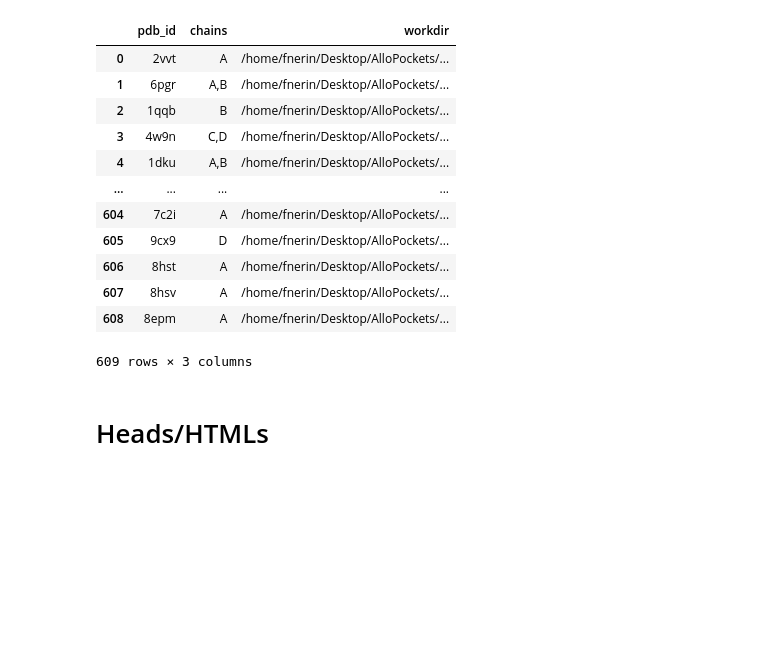
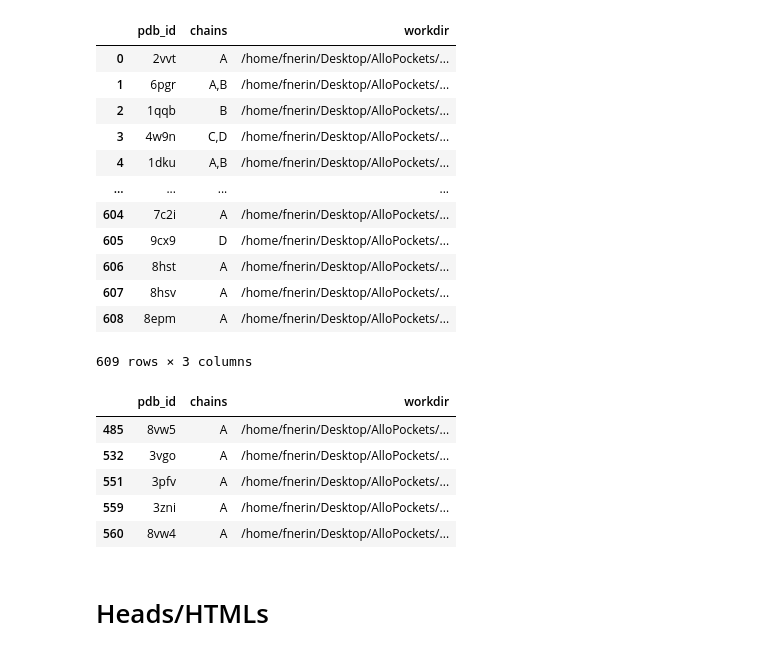
Before and after one commit to frannerin/AlloPockets, a Jupyter notebook: gradio/gradio.ipynb, the cells around one changed output. Saved outputs shown, nothing was run; the diff lists cells and outputs as text; code cells hidden in the pictures; blank space fills up the shorter version.

```diff
--- a/gradio/gradio.ipynb
+++ b/gradio/gradio.ipynb
@@ -184,6 +194,15 @@ pd.DataFrame(list(Local.select().dicts()))
 | 607 | 8hsv | A | /home/fnerin/Desktop/AlloPockets/... |
 | 608 | 8epm | A | /home/fnerin/Desktop/AlloPockets/... |
 609 rows × 3 columns
+# %%
+pd.DataFrame(list(Local.select().dicts())).query("pdb_id in ['8vw4', '8vw5', '3vgo', '3pfv', '3zni']")
+# %% [output]
+|  | pdb_id | chains | workdir |
+| 485 | 8vw5 | A | /home/fnerin/Desktop/AlloPockets/... |
+| 532 | 3vgo | A | /home/fnerin/Desktop/AlloPockets/... |
+| 551 | 3pfv | A | /home/fnerin/Desktop/AlloPockets/... |
+| 559 | 3zni | A | /home/fnerin/Desktop/AlloPockets/... |
+| 560 | 8vw4 | A | /home/fnerin/Desktop/AlloPockets/... |
 # %% [markdown]
 # Heads/HTMLs
 # %% [markdown]
```
Also changed, not shown: parts of 40 cells of this notebook, 2 other files.
